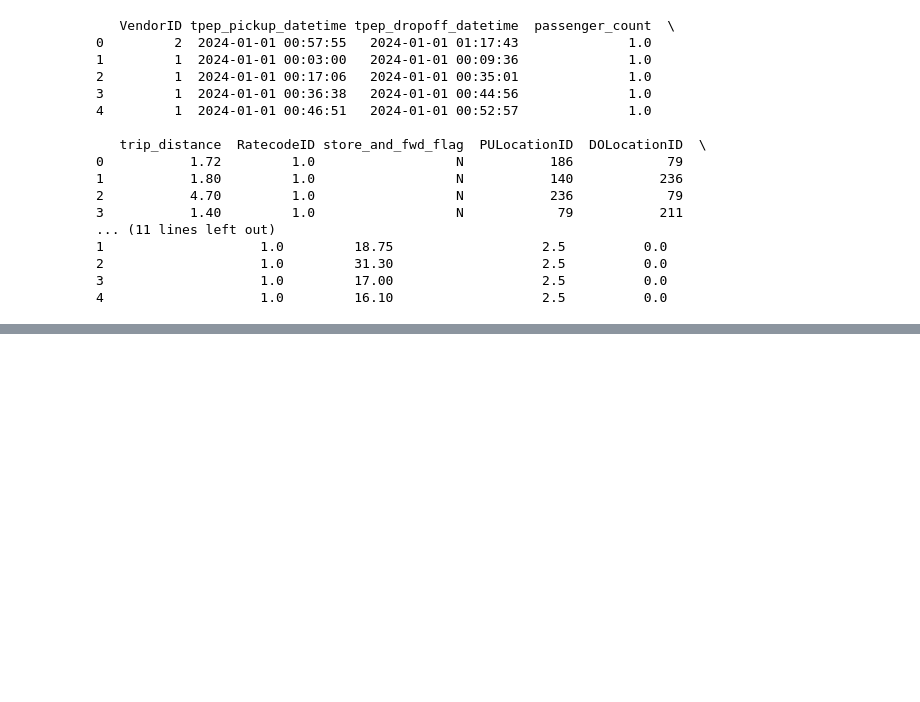
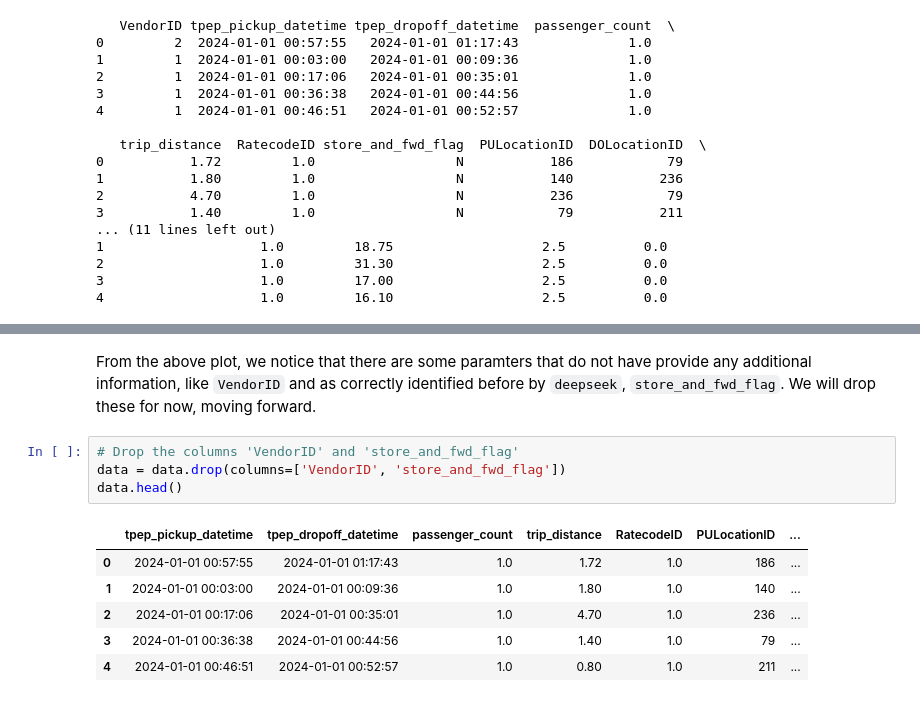
Before and after one commit to tesla1900/local_llm, a Jupyter notebook: python/tax_analysis.ipynb, the cells around one changed output, grey strips where cells are left out. Cells and saved outputs as stored; diff of their text form; blank space fills up the shorter version.

```diff
--- a/python/tax_analysis.ipynb
+++ b/python/tax_analysis.ipynb
@@ -44,0 +127,13 @@ if data is not None:
+# %% [markdown]
+From the above plot, we notice that there are some paramters that do not have provide any additional information, like `VendorID` and as correctly identified before by `deepseek`, `store_and_fwd_flag`. We will drop these for now, moving forward.
+# %%
+# Drop the columns 'VendorID' and 'store_and_fwd_flag'
+data = data.drop(columns=['VendorID', 'store_and_fwd_flag'])
+data.head()
+# %% [output]
+|  | tpep_pickup_datetime | tpep_dropoff_datetime | passenger_count | trip_distance | RatecodeID | PULocationID | ... |
+| 0 | 2024-01-01 00:57:55 | 2024-01-01 01:17:43 | 1.0 | 1.72 | 1.0 | 186 | ... |
+| 1 | 2024-01-01 00:03:00 | 2024-01-01 00:09:36 | 1.0 | 1.80 | 1.0 | 140 | ... |
+| 2 | 2024-01-01 00:17:06 | 2024-01-01 00:35:01 | 1.0 | 4.70 | 1.0 | 236 | ... |
+| 3 | 2024-01-01 00:36:38 | 2024-01-01 00:44:56 | 1.0 | 1.40 | 1.0 | 79 | ... |
+| 4 | 2024-01-01 00:46:51 | 2024-01-01 00:52:57 | 1.0 | 0.80 | 1.0 | 211 | ... |
```
Also changed, not shown: parts of 32 cells of this notebook, 5 other files.
